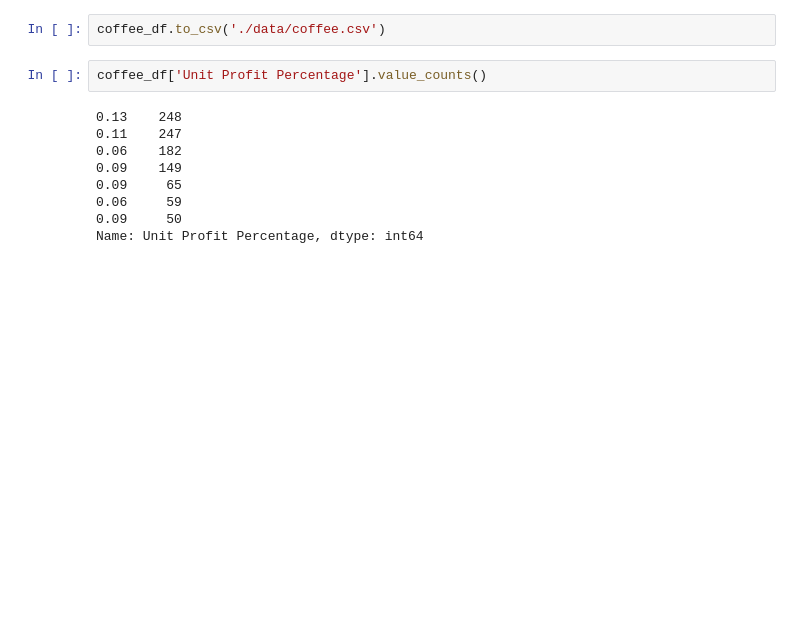
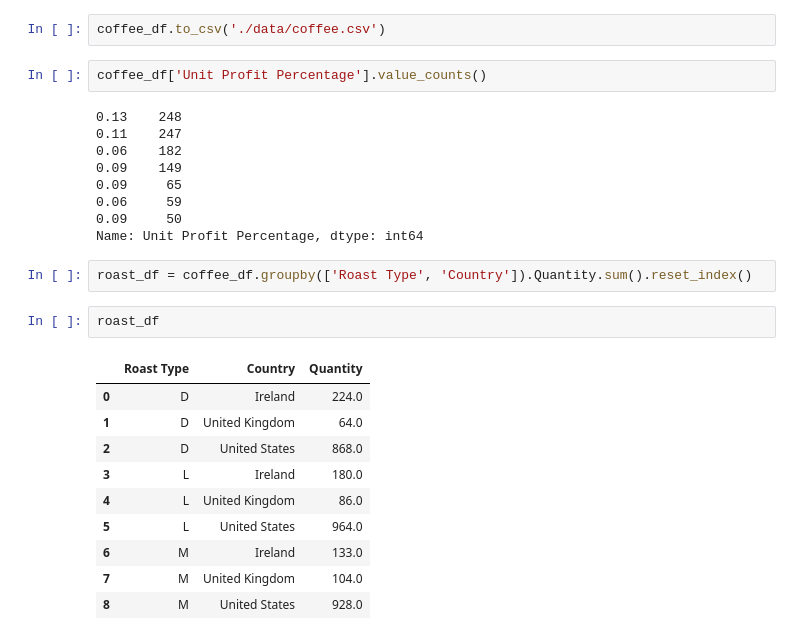
Before and after one commit to m-romanski/Coffee-Beans-Sales, a Jupyter notebook: Coffee/EDA.ipynb, the cells around one changed output. Cells and saved outputs as stored; diff of their text form; blank space fills up the shorter version.

```diff
--- a/Coffee/EDA.ipynb
+++ b/Coffee/EDA.ipynb
@@ -388,3 +383,18 @@ coffee_df['Unit Profit Percentage'].value_counts()
 0.06     59
 0.09     50
 Name: Unit Profit Percentage, dtype: int64
+# %%
+roast_df = coffee_df.groupby(['Roast Type', 'Country']).Quantity.sum().reset_index()
+# %%
+roast_df
+# %% [output]
+|  | Roast Type | Country | Quantity |
+| 0 | D | Ireland | 224.0 |
+| 1 | D | United Kingdom | 64.0 |
+| 2 | D | United States | 868.0 |
+| 3 | L | Ireland | 180.0 |
+| 4 | L | United Kingdom | 86.0 |
+| 5 | L | United States | 964.0 |
+| 6 | M | Ireland | 133.0 |
+| 7 | M | United Kingdom | 104.0 |
+| 8 | M | United States | 928.0 |
```
Also changed, not shown: parts of 7 cells of this notebook, 1 other file.
